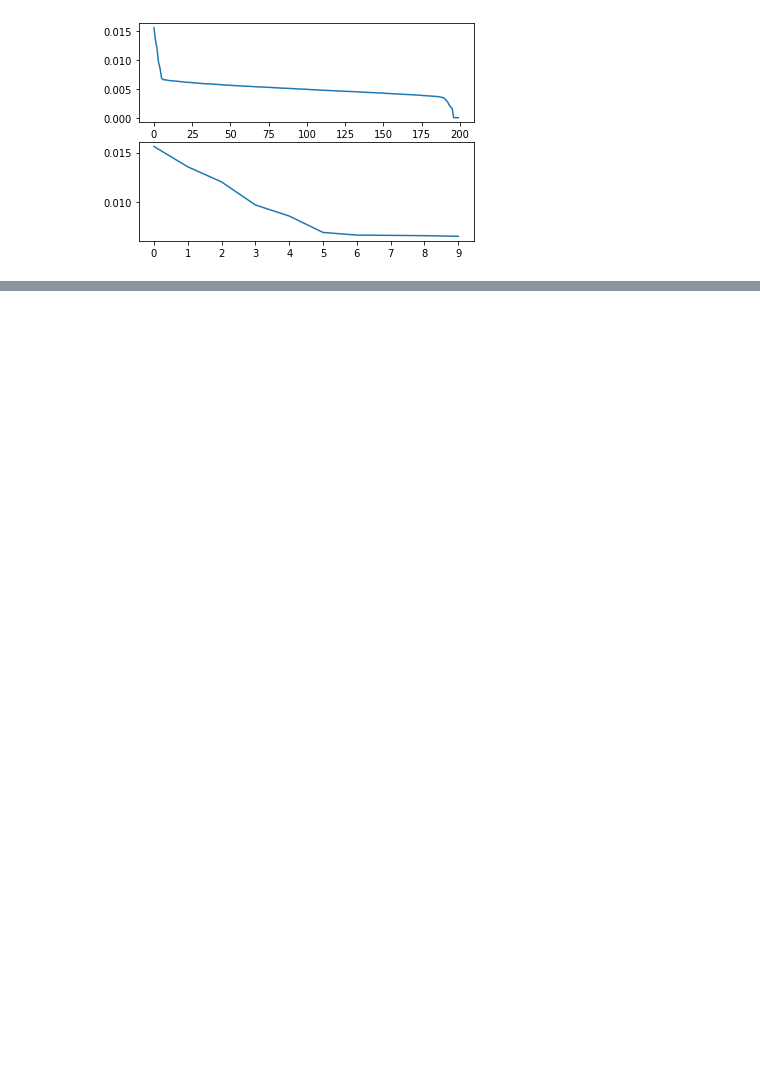
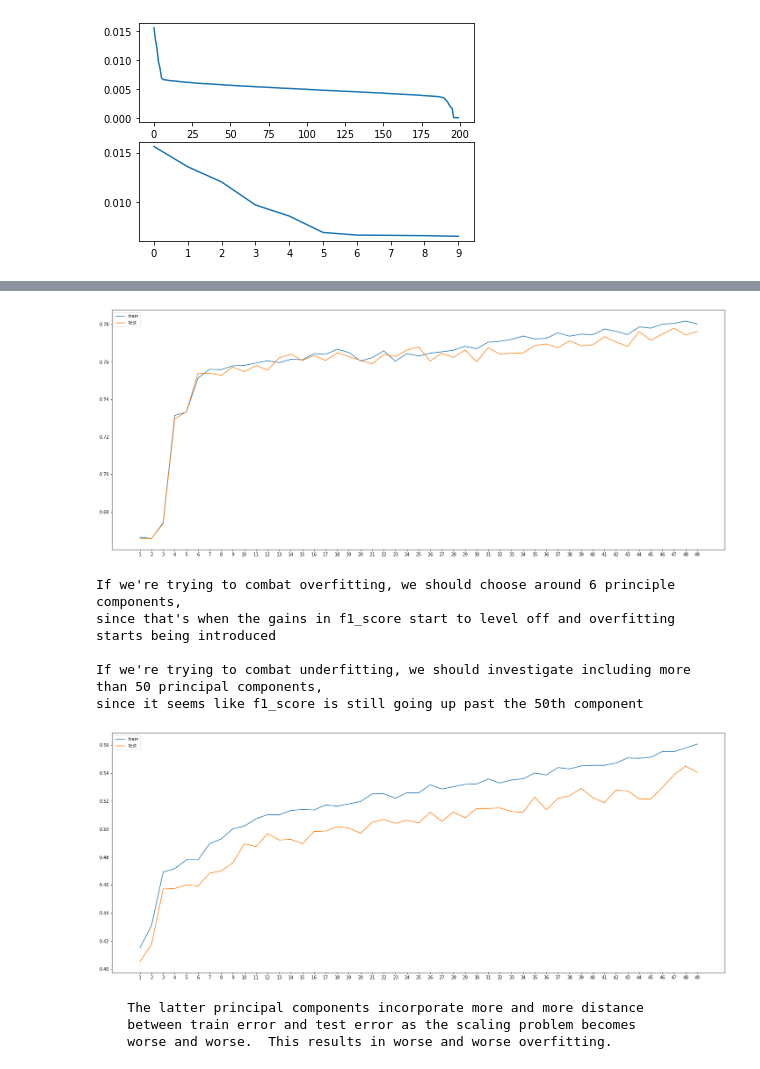
Before and after one commit to soohyunnie/dsc-chi-warmup-pca, a Jupyter notebook: index.ipynb, the cells around one changed output, grey strips where cells are left out. Drawn from its saved outputs; the diff is of its cells as text; code cells hidden in the pictures; blank space fills up the shorter version.

```diff
--- a/index.ipynb
+++ b/index.ipynb
@@ -121,34 +158,48 @@ ax.set_xticks(range(1, len(train_scores)+1))
 plt.show()
 
 print('''
-We should choose around 6 principle components, since that's when the gains in f1_score start
-to level off and overfitting starts being introduced
+If we're trying to combat overfitting, we should choose around 6 principle components,
+since that's when the gains in f1_score start to level off and overfitting starts being introduced
+
+If we're trying to combat underfitting, we should investigate including more than 50 principal components,
+since it seems like f1_score is still going up past the 50th component
 ''')
 
 train_scores = []
 test_scores = []
 
 for n in range(1,50):
     pipe_pca = [('pca', PCA(n_components=n)), ('m', LogisticRegression())]
 
     model = Pipeline(steps=pipe_pca)
     results = cross_validate(model, X_train, y_train, scoring='f1_macro', cv=10, return_train_score=True, )
 
     train_score = np.mean(results['train_score'])
     test_score = np.mean(results['test_score'])
 
     train_scores.append(train_score)
     test_scores.append(test_score)
 
 fig, ax = plt.subplots(figsize=(25,10))
 ax.plot(range(1, len(train_scores)+1), train_scores, label="train")
 ax.plot(range(1, len(test_scores)+1), test_scores, label="test")
 ax.legend()
 ax.set_xticks(range(1, len(train_scores)+1))
 plt.show()
 
 print('''
     The latter principal components incorporate more and more distance
     between train error and test error as the scaling problem becomes
     worse and worse.  This results in worse and worse overfitting.
 ''')
+# %% [output]
+[figure, added]
+If we're trying to combat overfitting, we should choose around 6 principle components,
+since that's when the gains in f1_score start to level off and overfitting starts being introduced
+
+If we're trying to combat underfitting, we should investigate including more than 50 principal components,
+since it seems like f1_score is still going up past the 50th component
+[figure, added]
+    The latter principal components incorporate more and more distance
+    between train error and test error as the scaling problem becomes
+    worse and worse.  This results in worse and worse overfitting.
```
Also changed, not shown: parts of 4 cells of this notebook, 5 other files.
